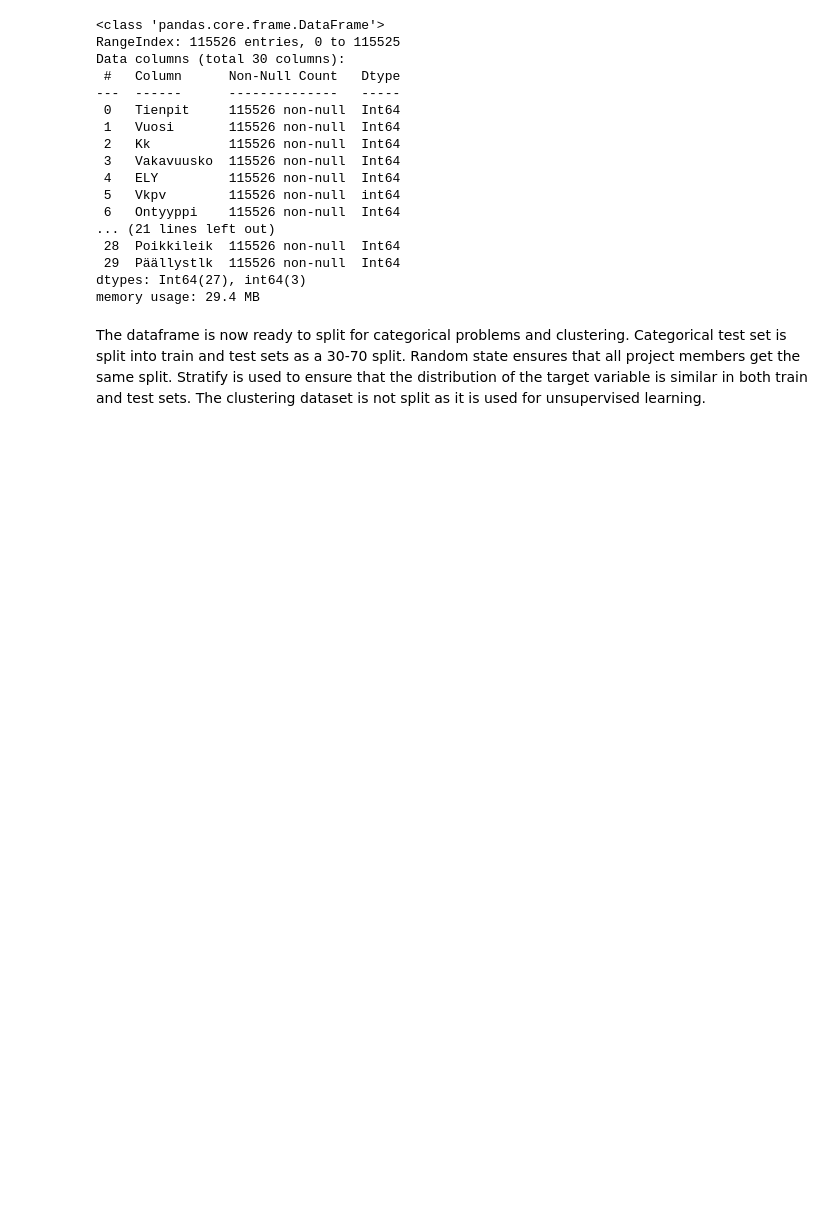
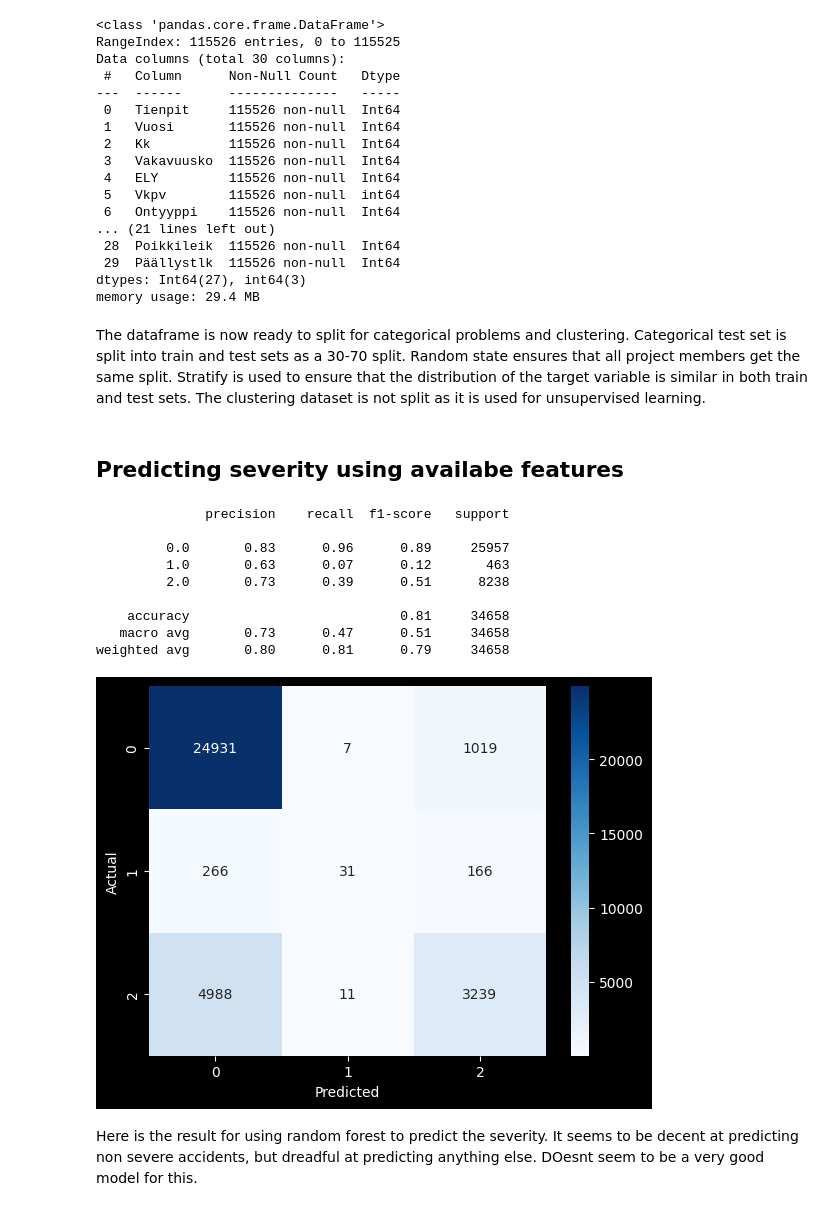
Before and after one commit to nealukumies/dml-project, a Jupyter notebook: traffic_accident_analysis.ipynb, the cells around one changed output. Cells and saved outputs as stored; diff of their text form; code cells hidden in the pictures; blank space fills up the shorter version.

Commit message:
First attempt at predicting the severity of an accident based on available features

```diff
--- a/traffic_accident_analysis.ipynb
+++ b/traffic_accident_analysis.ipynb
@@ -402,3 +408,44 @@ X_train, X_test, y_train, y_test = train_test_split(X, y, test_size=0.3, random_
 
 # Dataframe for clustering
 clustering_df = combined_df.drop(columns=["Vakavuusko"])
+# %% [markdown]
+## Predicting severity using availabe features
+# %%
+#combined_df["Vakavuusko"].value_counts(normalize=True)
+rf_predict_model = RandomForestClassifier(
+    n_estimators=200,
+    class_weight="balanced",
+    random_state=5040
+)
+
+X = combined_df.drop(columns=["Vakavuusko"])
+y = combined_df["Vakavuusko"]
+
+X_train, X_test, y_train, y_test = train_test_split(
+    X, y, test_size=0.3, random_state=5040
+)
+
+rf_predict_model.fit(X_train, y_train)
+
+y_pred = rf_predict_model.predict(X_test)
+
+print(classification_report(y_test, y_pred))
+
+cm = confusion_matrix(y_test, y_pred, labels=[0,1,2])
+sns.heatmap(cm, annot=True, fmt="d", cmap="Blues")
+plt.xlabel("Predicted")
+plt.ylabel("Actual")
+plt.show()
+# %% [output]
+              precision    recall  f1-score   support
+
+         0.0       0.83      0.96      0.89     25957
+         1.0       0.63      0.07      0.12       463
+         2.0       0.73      0.39      0.51      8238
+
+    accuracy                           0.81     34658
+   macro avg       0.73      0.47      0.51     34658
+weighted avg       0.80      0.81      0.79     34658
+[figure, added]
+# %% [markdown]
+Here is the result for using random forest to predict the severity. It seems to be decent at predicting non severe accidents, but dreadful at predicting anything else. DOesnt seem to be a very good model for this.
```
Also changed, not shown: parts of 1 cell of this notebook, 2 other files.
